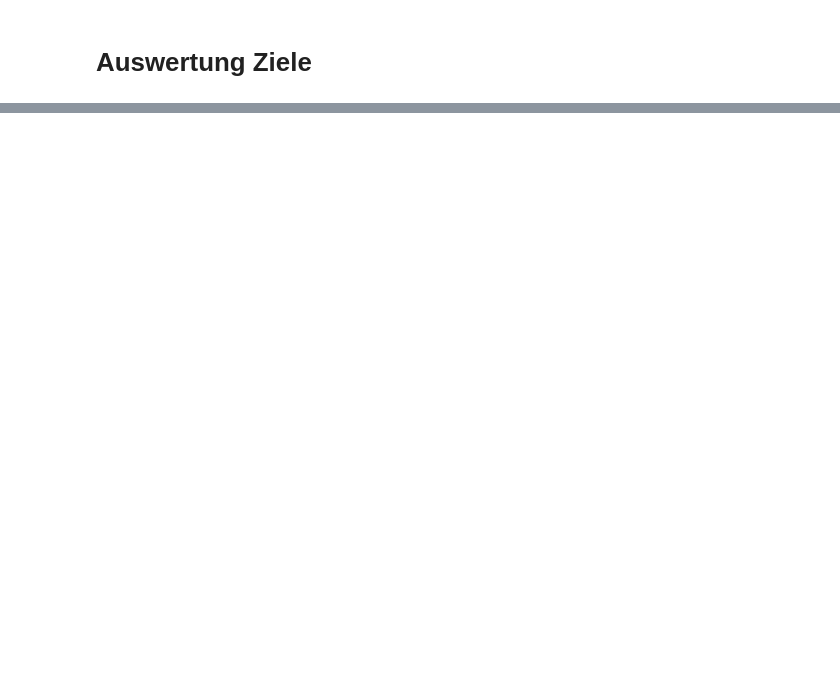
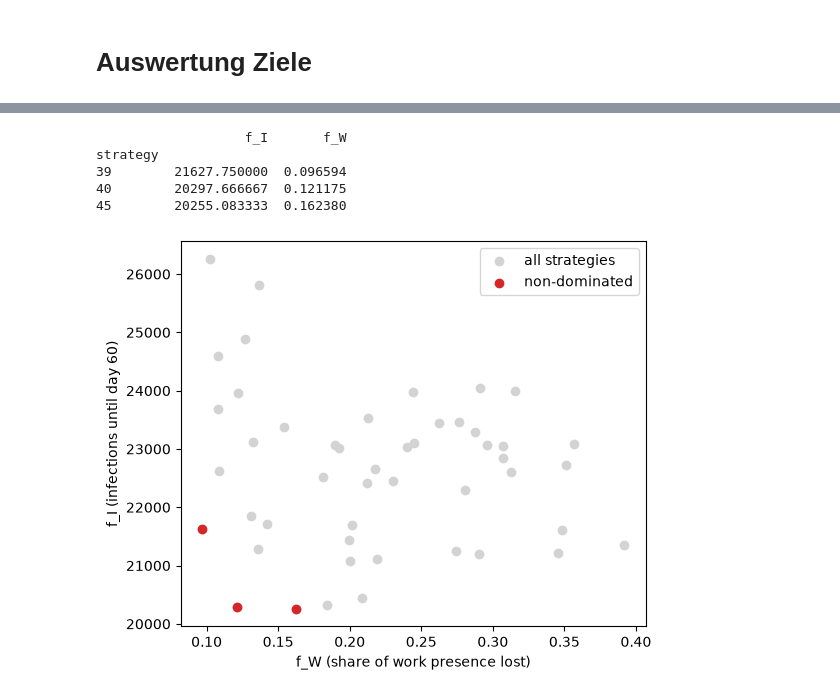
Before and after one commit to an-ne-so-ph-ie/memilio, a Jupyter notebook: pycode/examples/simulation/ABM_demonstrator_munich/testing_different_goals_analysis.ipynb, the cells around one changed output, grey strips where cells are left out. Drawn from its saved outputs; the diff is of its cells as text; code cells hidden in the pictures; blank space fills up the shorter version.

```diff
--- a/pycode/examples/simulation/ABM_demonstrator_munich/testing_different_goals_analysis.ipynb
+++ b/pycode/examples/simulation/ABM_demonstrator_munich/testing_different_goals_analysis.ipynb
@@ -38,5 +183,21 @@ TO DO
 # %%
-best_so_far = mean_per_strategy[objectives].groupby("generation").min().cummin()
-best_so_far.plot(subplots=True, layout=(1, len(objectives)), figsize=(4.5 * len(objectives), 3), marker=".")
-pd.plotting.scatter_matrix(pareto_front[objectives], figsize=(7, 7))
+generation_means = mean_per_strategy.loc[0]
+points = generation_means[["f_I", "f_W"]].to_numpy()
+is_front = [not any((other <= point).all() and (other < point).any() for other in points) for point in points]
+pareto_front = generation_means[is_front]
+print(pareto_front[["f_I", "f_W"]])          # vergleichen mit der Ausgabe im Log
+
+figure, axis = plt.subplots(figsize=(6, 5))
+axis.scatter(generation_means["f_W"], generation_means["f_I"], color="lightgrey", label="all strategies")
+axis.scatter(pareto_front["f_W"], pareto_front["f_I"], color="tab:red", label="non-dominated")
+axis.set_xlabel("f_W (share of work presence lost)")
+axis.set_ylabel("f_I (infections until day 60)")
+axis.legend()
 plt.show()
+# %% [output]
+                   f_I       f_W
+strategy
+39        21627.750000  0.096594
+40        20297.666667  0.121175
+45        20255.083333  0.162380
+[figure, added]
```
Also changed, not shown: parts of 11 cells of this notebook, 1 other file.
